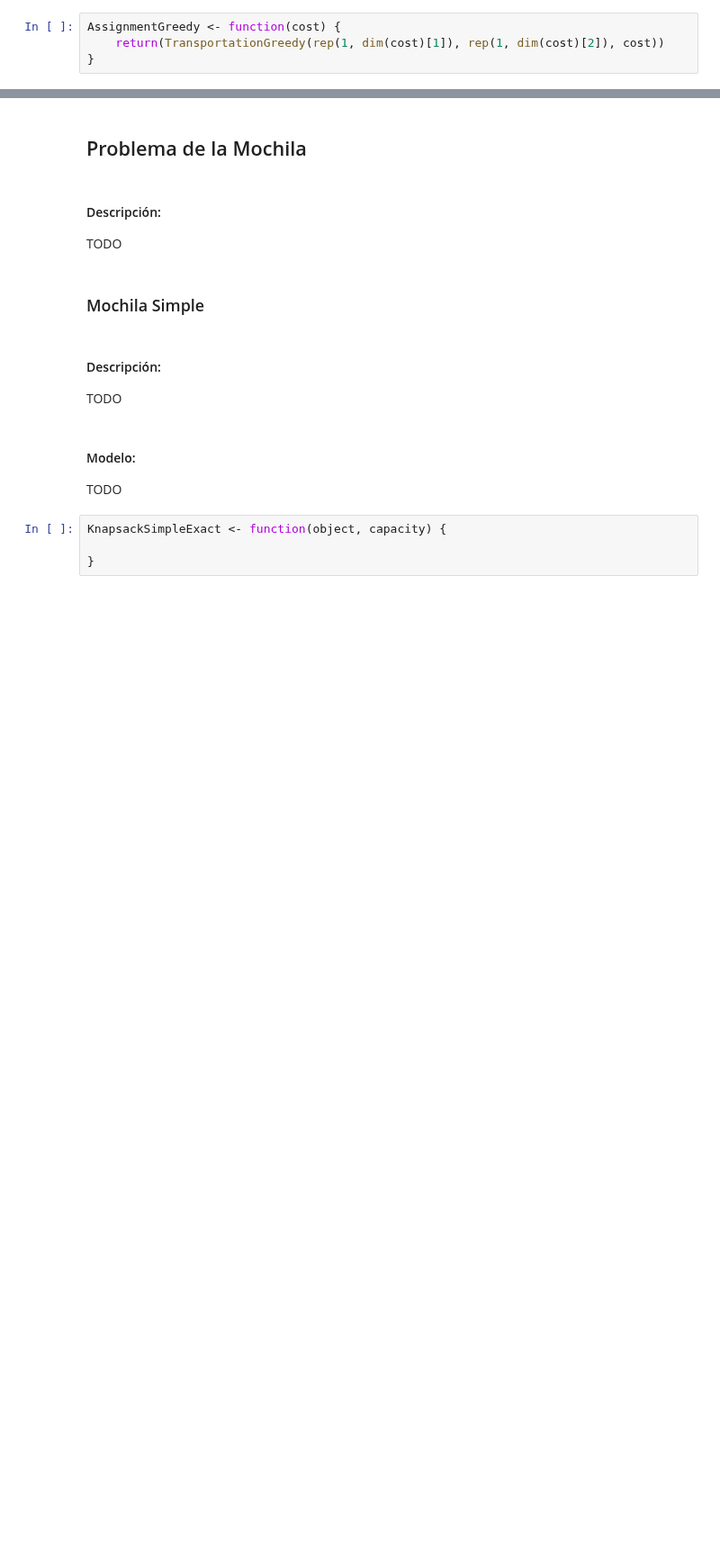
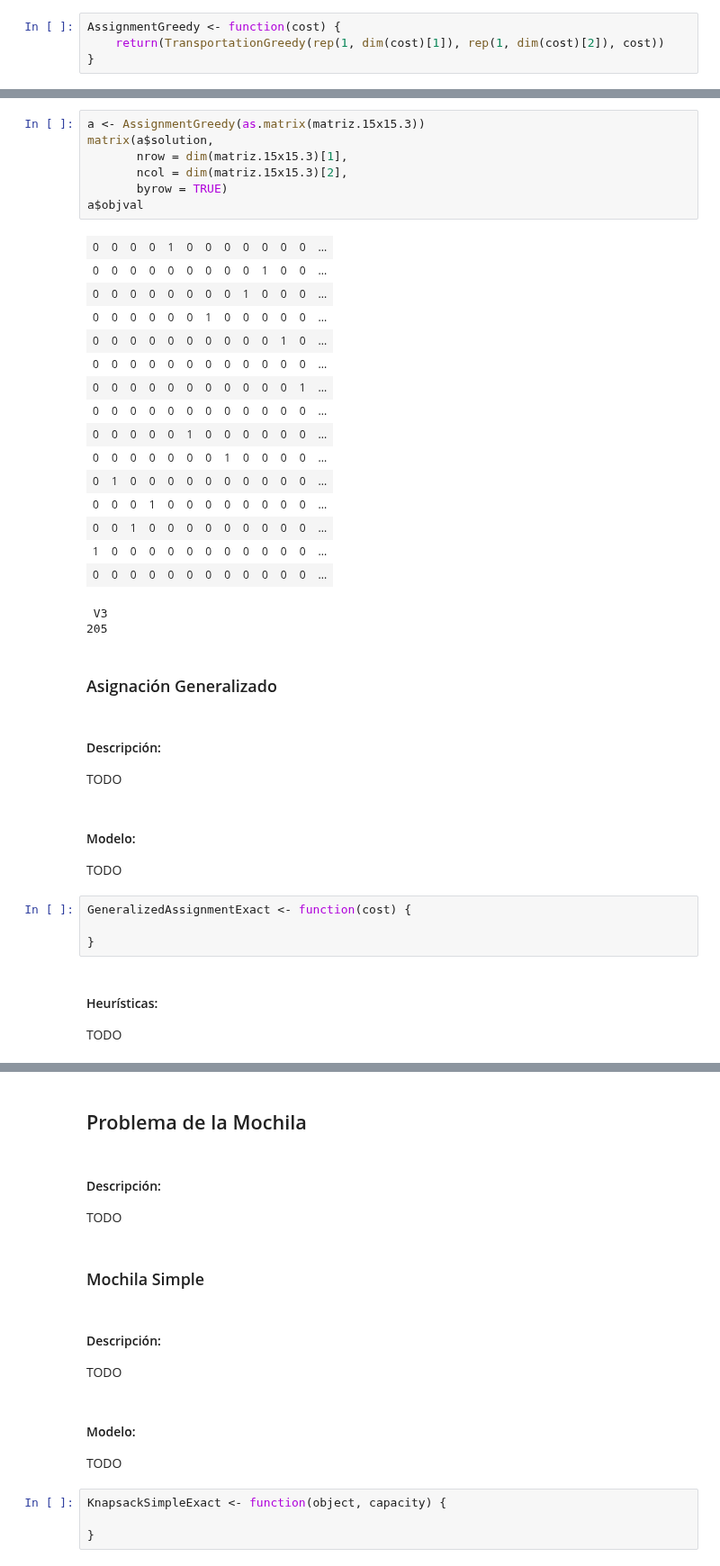
Before and after one commit to garciparedes/integer-programming-heuristics, a Jupyter notebook: integer-programming-heuristics.ipynb, the cells around one changed output, grey strips where cells are left out. Shown at 90% size. Cells and saved outputs as stored; diff of their text form; blank space fills up the shorter version.

```diff
--- a/integer-programming-heuristics.ipynb
+++ b/integer-programming-heuristics.ipynb
@@ -196,0 +259,40 @@ V11
+# %%
+a <- AssignmentGreedy(as.matrix(matriz.15x15.3))
+matrix(a$solution,
+       nrow = dim(matriz.15x15.3)[1],
+       ncol = dim(matriz.15x15.3)[2],
+       byrow = TRUE)
+a$objval
+# %% [output]
+| 0 | 0 | 0 | 0 | 1 | 0 | 0 | 0 | 0 | 0 | 0 | 0 | ... |
+| 0 | 0 | 0 | 0 | 0 | 0 | 0 | 0 | 0 | 1 | 0 | 0 | ... |
+| 0 | 0 | 0 | 0 | 0 | 0 | 0 | 0 | 1 | 0 | 0 | 0 | ... |
+| 0 | 0 | 0 | 0 | 0 | 0 | 1 | 0 | 0 | 0 | 0 | 0 | ... |
+| 0 | 0 | 0 | 0 | 0 | 0 | 0 | 0 | 0 | 0 | 1 | 0 | ... |
+| 0 | 0 | 0 | 0 | 0 | 0 | 0 | 0 | 0 | 0 | 0 | 0 | ... |
+| 0 | 0 | 0 | 0 | 0 | 0 | 0 | 0 | 0 | 0 | 0 | 1 | ... |
+| 0 | 0 | 0 | 0 | 0 | 0 | 0 | 0 | 0 | 0 | 0 | 0 | ... |
+| 0 | 0 | 0 | 0 | 0 | 1 | 0 | 0 | 0 | 0 | 0 | 0 | ... |
+| 0 | 0 | 0 | 0 | 0 | 0 | 0 | 1 | 0 | 0 | 0 | 0 | ... |
+| 0 | 1 | 0 | 0 | 0 | 0 | 0 | 0 | 0 | 0 | 0 | 0 | ... |
+| 0 | 0 | 0 | 1 | 0 | 0 | 0 | 0 | 0 | 0 | 0 | 0 | ... |
+| 0 | 0 | 1 | 0 | 0 | 0 | 0 | 0 | 0 | 0 | 0 | 0 | ... |
+| 1 | 0 | 0 | 0 | 0 | 0 | 0 | 0 | 0 | 0 | 0 | 0 | ... |
+| 0 | 0 | 0 | 0 | 0 | 0 | 0 | 0 | 0 | 0 | 0 | 0 | ... |
+ V3
+205
+# %% [markdown]
+### Asignación Generalizado
+# %% [markdown]
+#### Descripción:
+TODO
+# %% [markdown]
+#### Modelo:
+TODO
+# %%
+GeneralizedAssignmentExact <- function(cost) {
+
+}
+# %% [markdown]
+#### Heurísticas:
+TODO
```
Also changed, not shown: parts of 10 cells of this notebook, 1 other file.
